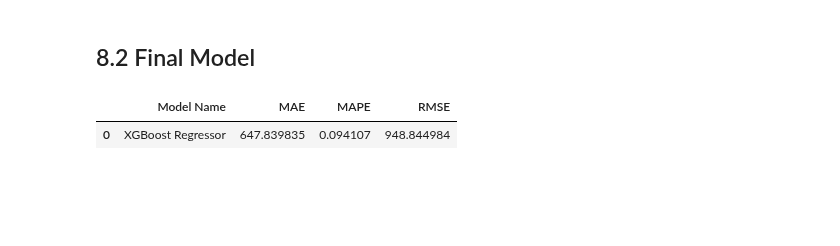
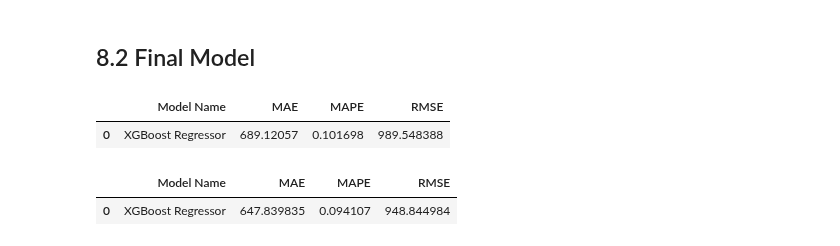
Before and after one commit to borgesds/DataScience_Em_Producao, a Jupyter notebook: m06_v01_store_sales_prediction.ipynb, the cells around one changed output. Drawn from its saved outputs; the diff is of its cells as text; code cells hidden in the pictures; blank space fills up the shorter version.

Commit message:
XGBoost Regressor Final Model

```diff
--- a/m06_v01_store_sales_prediction.ipynb
+++ b/m06_v01_store_sales_prediction.ipynb
@@ -1196,3 +1196,34 @@ final_result
 # %% [markdown]
 ## 8.2 Final Model
+# %%
+# two analyzes were performed Random Search. The lfirst resulted of this here below.
+# {'n_estimaimators': 1700, 'eta': 0.03, 'max_depth': 9, 'subsample': 0.5, 'colsample_bytree': 0.3, 'min_child_weight': 15}
+
+param_tuned = {
+         'n_estimaimators': 1700,
+         'eta': 0.03,
+         'max_depth': 9,
+         'subsample': 0.5,
+         'colsample_bytree': 0.3,
+         'min_child_weight': 15
+              }
+# %%
+# model
+model_xgb_tuned = xgb.XGBRegressor(objective='reg:squarederror',
+                                   n_estimators=param_tuned['n_estimaimators'],
+                                   eta=param_tuned['eta'],
+                                   max_depth=param_tuned['max_depth'],
+                                   subsample=param_tuned['subsample'],
+                                   colsample_bytree=param_tuned['colsample_bytree'],
+                                   min_child_weight=param_tuned['min_child_weight']).fit(x_train, Y_train)
+
+# prediction
+yhat_xgb_tuned = model_xgb_tuned.predict(x_test)
+
+# performance
+xgb_result_tuned = ml_error('XGBoost Regressor', np.expm1(Y_test), np.expm1(yhat_xgb_tuned))
+xgb_result_tuned
+# %% [output]
+|  | Model Name | MAE | MAPE | RMSE |
+| 0 | XGBoost Regressor | 689.12057 | 0.101698 | 989.548388 |
 # %%
```
Also changed, not shown: parts of 3 cells of this notebook.
